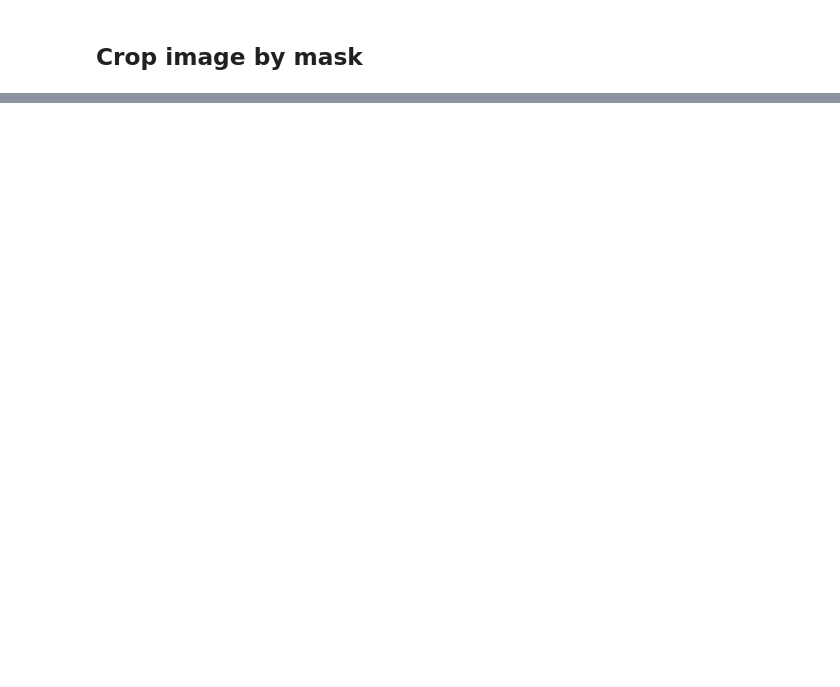
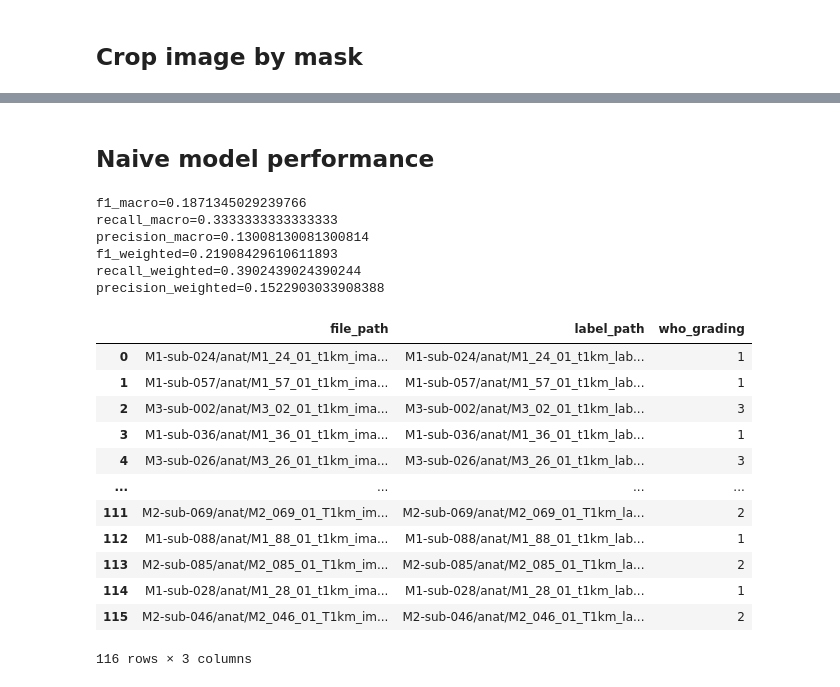
Before and after one commit to Fidelisus/meningioma_dl, a Jupyter notebook: notebooks/visualize_augmentations.ipynb, the cells around one changed output, grey strips where cells are left out. Saved outputs shown, nothing was run; the diff lists cells and outputs as text; code cells hidden in the pictures; blank space fills up the shorter version.

```diff
--- a/notebooks/visualize_augmentations.ipynb
+++ b/notebooks/visualize_augmentations.ipynb
@@ -385,0 +409,55 @@ torch.Size([1, 1, 0, 0, 35])
+# %% [markdown]
+## Naive model performance
+# %%
+from sklearn.metrics import f1_score, precision_score, recall_score
+from sklearn.dummy import DummyClassifier
+from meningioma_dl.data_loading.labels_loading import get_samples_df
+from pathlib import Path
+
+labels_file_path = Path(rf"Z:\data\meningioma\labels_deleted_bad_images")
+X_train = get_samples_df(labels_file_path.joinpath("train_labels.tsv"))
+X_test = get_samples_df(labels_file_path.joinpath("test_labels.tsv"))
+y_train = X_train["who_grading"]
+y_test = X_test["who_grading"]
+
+dummy_clf = DummyClassifier(strategy="most_frequent")
+dummy_clf.fit(X_train, y_train)
+y_pred = dummy_clf.predict(X_test)
+
+# Compute F1 score (macro, micro, or weighted)
+f1_macro = f1_score(y_test, y_pred, average='macro')
+precision_macro = precision_score(y_test, y_pred, average='macro')
+recall_macro = recall_score(y_test, y_pred, average='macro')
+f1_weighted = f1_score(y_test, y_pred, average='weighted')
+precision_weighted = precision_score(y_test, y_pred, average='weighted')
+recall_weighted = recall_score(y_test, y_pred, average='weighted')
+
+print(f"{f1_macro=}")
+print(f"{recall_macro=}")
+print(f"{precision_macro=}")
+print(f"{f1_weighted=}")
+print(f"{recall_weighted=}")
+print(f"{precision_weighted=}")
+# %% [output]
+f1_macro=0.1871345029239766
+recall_macro=0.3333333333333333
+precision_macro=0.13008130081300814
+f1_weighted=0.21908429610611893
+recall_weighted=0.3902439024390244
+precision_weighted=0.1522903033908388
+# %%
+y_train
+# %% [output]
+|  | file_path | label_path | who_grading |
+| 0 | M1-sub-024/anat/M1_24_01_t1km_ima... | M1-sub-024/anat/M1_24_01_t1km_lab... | 1 |
+| 1 | M1-sub-057/anat/M1_57_01_t1km_ima... | M1-sub-057/anat/M1_57_01_t1km_lab... | 1 |
+| 2 | M3-sub-002/anat/M3_02_01_t1km_ima... | M3-sub-002/anat/M3_02_01_t1km_lab... | 3 |
+| 3 | M1-sub-036/anat/M1_36_01_t1km_ima... | M1-sub-036/anat/M1_36_01_t1km_lab... | 1 |
+| 4 | M3-sub-026/anat/M3_26_01_t1km_ima... | M3-sub-026/anat/M3_26_01_t1km_lab... | 3 |
+| ... | ... | ... | ... |
+| 111 | M2-sub-069/anat/M2_069_01_T1km_im... | M2-sub-069/anat/M2_069_01_T1km_la... | 2 |
+| 112 | M1-sub-088/anat/M1_88_01_t1km_ima... | M1-sub-088/anat/M1_88_01_t1km_lab... | 1 |
+| 113 | M2-sub-085/anat/M2_085_01_T1km_im... | M2-sub-085/anat/M2_085_01_T1km_la... | 2 |
+| 114 | M1-sub-028/anat/M1_28_01_t1km_ima... | M1-sub-028/anat/M1_28_01_t1km_lab... | 1 |
+| 115 | M2-sub-046/anat/M2_046_01_T1km_im... | M2-sub-046/anat/M2_046_01_T1km_la... | 2 |
+116 rows × 3 columns
```
Also changed, not shown: parts of 12 cells of this notebook, 2 other files.
